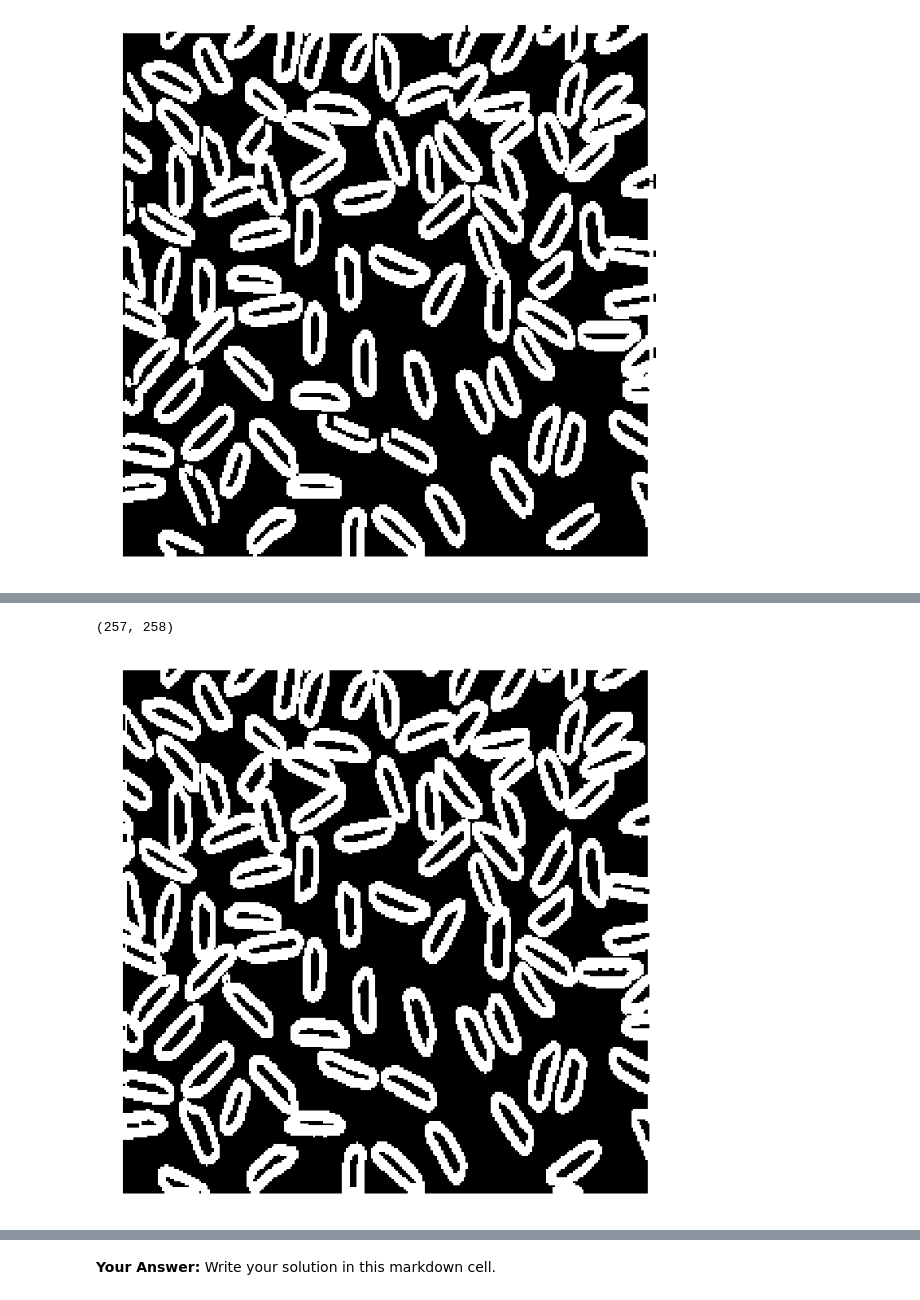
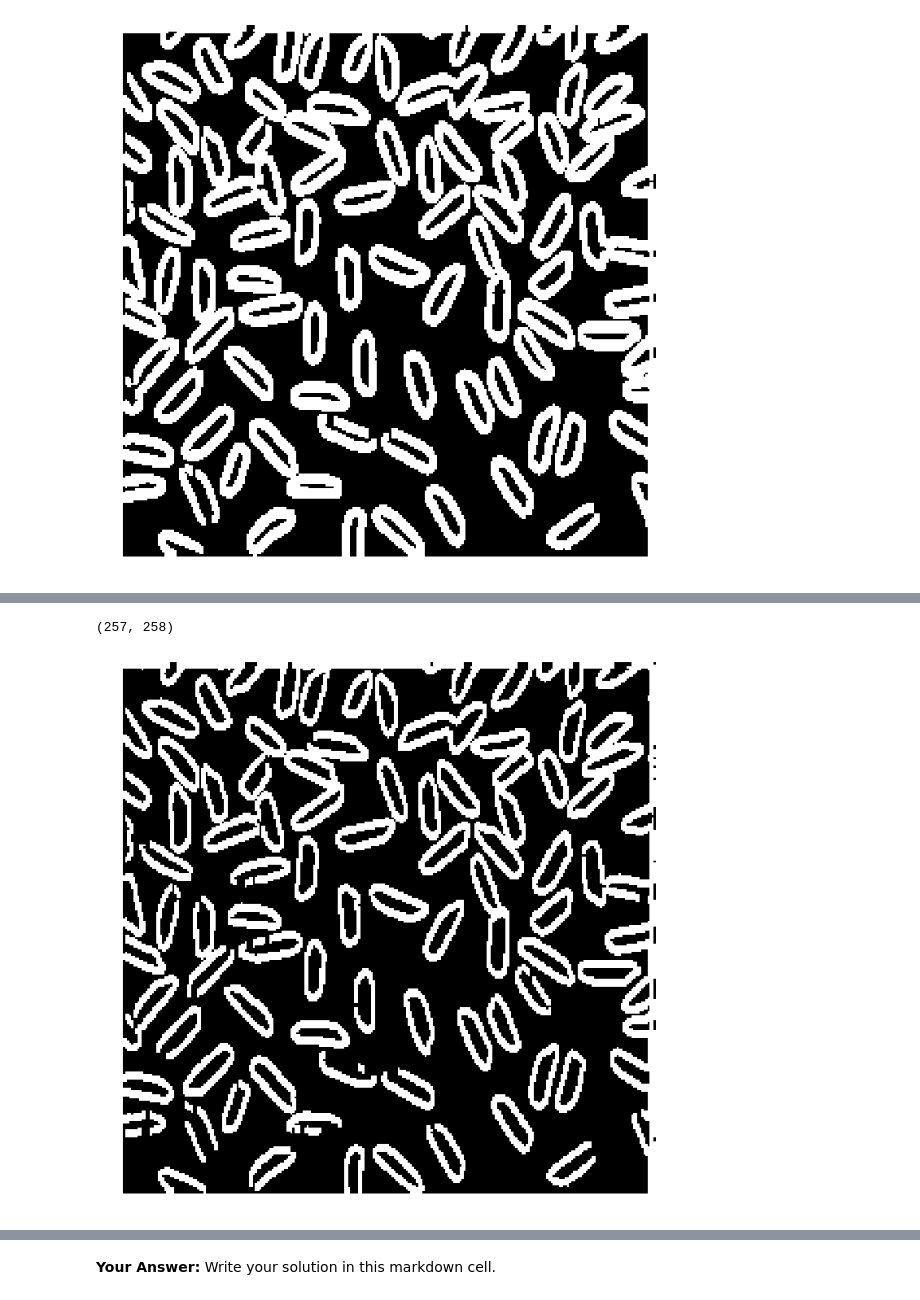
Before and after one commit to sunshiding/CS131, a Jupyter notebook: Homework2/hw2.ipynb, the cells around one changed output, grey strips where cells are left out. Drawn from its saved outputs; the diff is of its cells as text; code cells hidden in the pictures.

```diff
--- a/Homework2/hw2.ipynb
+++ b/Homework2/hw2.ipynb
@@ -356,18 +350,18 @@ Here is an example of the output:
 # %%
 from edge import canny
 
 # Load image
 img = io.imread('rice.png', as_grey=True)
 
 # Run Canny edge detector
-edges = canny(img, kernel_size=3, sigma=1, high=0.03, low=0.029)
+edges = canny(img, kernel_size=3, sigma=1, high=0.08, low=0.06)
 print (edges.shape)
 plt.imshow(edges)
 plt.axis('off')
 plt.show()
 # %% [output]
 (257, 258)
-[figure, old version]
+[figure, new version]
 # %% [markdown]
 ### 1.7 Question (10 points)
 
```
Also changed, not shown: parts of 6 cells of this notebook, 4 other files.
